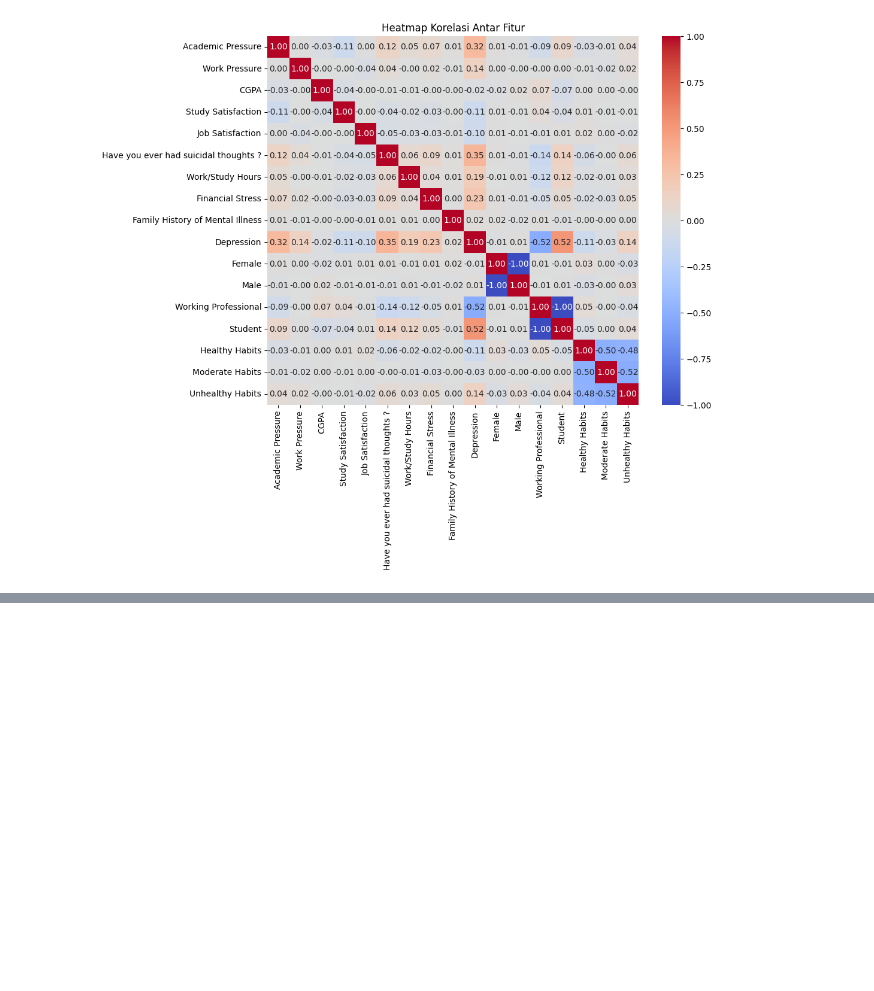
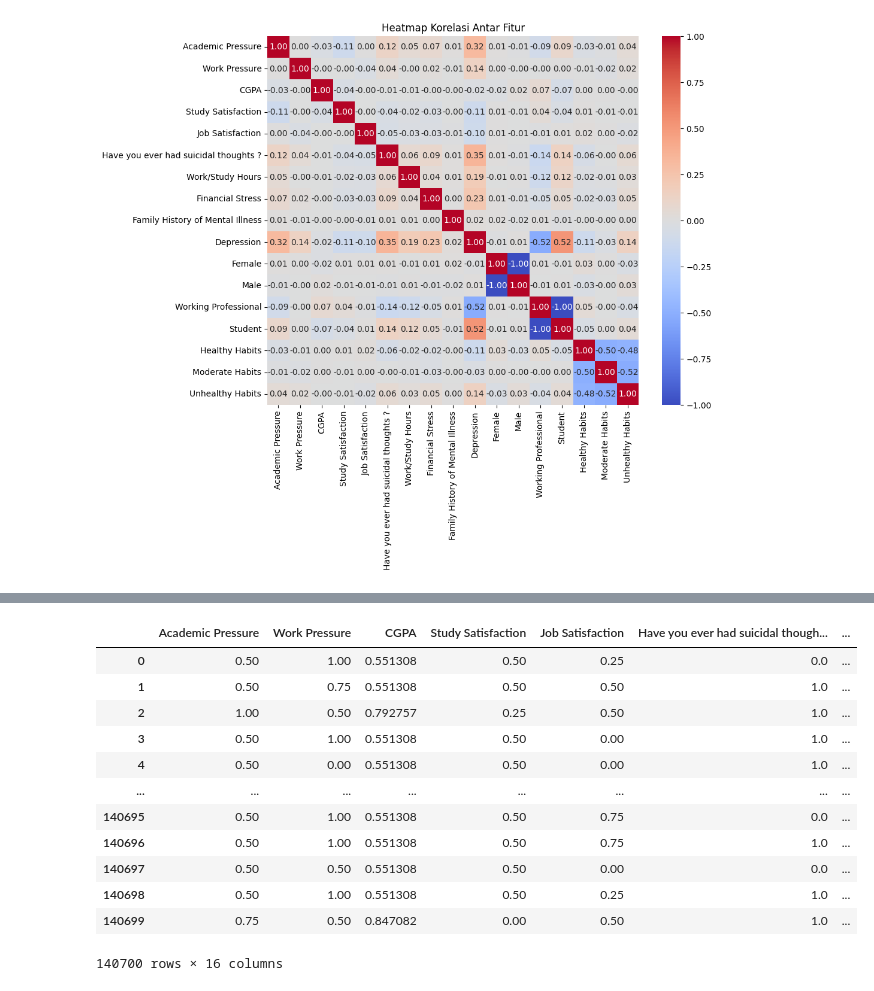
Before and after one commit to ChandraRenovalSaputra/MentalHealthDepressionPrediction, a Jupyter notebook: Binary_Classification_with_XGBoost.ipynb, the cells around one changed output, grey strips where cells are left out. Drawn from its saved outputs; the diff is of its cells as text; code cells hidden in the pictures; blank space fills up the shorter version.

```diff
--- a/Binary_Classification_with_XGBoost.ipynb
+++ b/Binary_Classification_with_XGBoost.ipynb
@@ -8,7 +3,7 @@ import pandas as pd
 import seaborn as sns
 import matplotlib.pyplot as plt
 # %%
-df_train = pd.read_csv('/content/drive/MyDrive/Kelompok_TB2_Math/data/cleaned_data/cleaned_data_train.csv')
+df_train = pd.read_csv('./data/cleaned_data.csv')
 # %%
 df_train
 # %% [output]
@@ -451,14 +436,14 @@ plt.show()
 # %% [output]
 [figure]
 # %%
-# features = list()
-# target = list()
+features = list()
+target = list()
 
-# for feature in df_train:
-#   if feature == 'Depression':
-#     target.append(feature)
-#   else:
-#     features.append(feature)
+for feature in df_train:
+  if feature == 'Depression':
+    target.append(feature)
+  else:
+    features.append(feature)
 # %%
-# X = df_train[features]
-# X
+X = df_train[features]
+X
@@ -465,8 +464,22 @@ plt.show()
 # %%
-# from sklearn.preprocessing import MinMaxScaler
-# scaler = MinMaxScaler()
-# scaled_data = scaler.fit_transform(X)
+from sklearn.preprocessing import MinMaxScaler
+scaler = MinMaxScaler()
+scaled_data = scaler.fit_transform(X)
 # %%
-# X = pd.DataFrame(scaled_data, columns=X.columns)
-# X
+X = pd.DataFrame(scaled_data, columns=X.columns)
+X
+# %% [output]
+|  | Academic Pressure | Work Pressure | CGPA | Study Satisfaction | Job Satisfaction | Have you ever had suicidal though... | ... |
+| 0 | 0.50 | 1.00 | 0.551308 | 0.50 | 0.25 | 0.0 | ... |
+| 1 | 0.50 | 0.75 | 0.551308 | 0.50 | 0.50 | 1.0 | ... |
+| 2 | 1.00 | 0.50 | 0.792757 | 0.25 | 0.50 | 1.0 | ... |
+| 3 | 0.50 | 1.00 | 0.551308 | 0.50 | 0.00 | 1.0 | ... |
+| 4 | 0.50 | 0.00 | 0.551308 | 0.50 | 0.00 | 1.0 | ... |
+| ... | ... | ... | ... | ... | ... | ... | ... |
+| 140695 | 0.50 | 1.00 | 0.551308 | 0.50 | 0.75 | 0.0 | ... |
+| 140696 | 0.50 | 1.00 | 0.551308 | 0.50 | 0.75 | 1.0 | ... |
+| 140697 | 0.50 | 0.50 | 0.551308 | 0.50 | 0.00 | 0.0 | ... |
+| 140698 | 0.50 | 1.00 | 0.551308 | 0.50 | 0.25 | 1.0 | ... |
+| 140699 | 0.75 | 0.50 | 0.847082 | 0.00 | 0.50 | 1.0 | ... |
+140700 rows × 16 columns
 # %%
```
Also changed, not shown: parts of 19 cells of this notebook.
